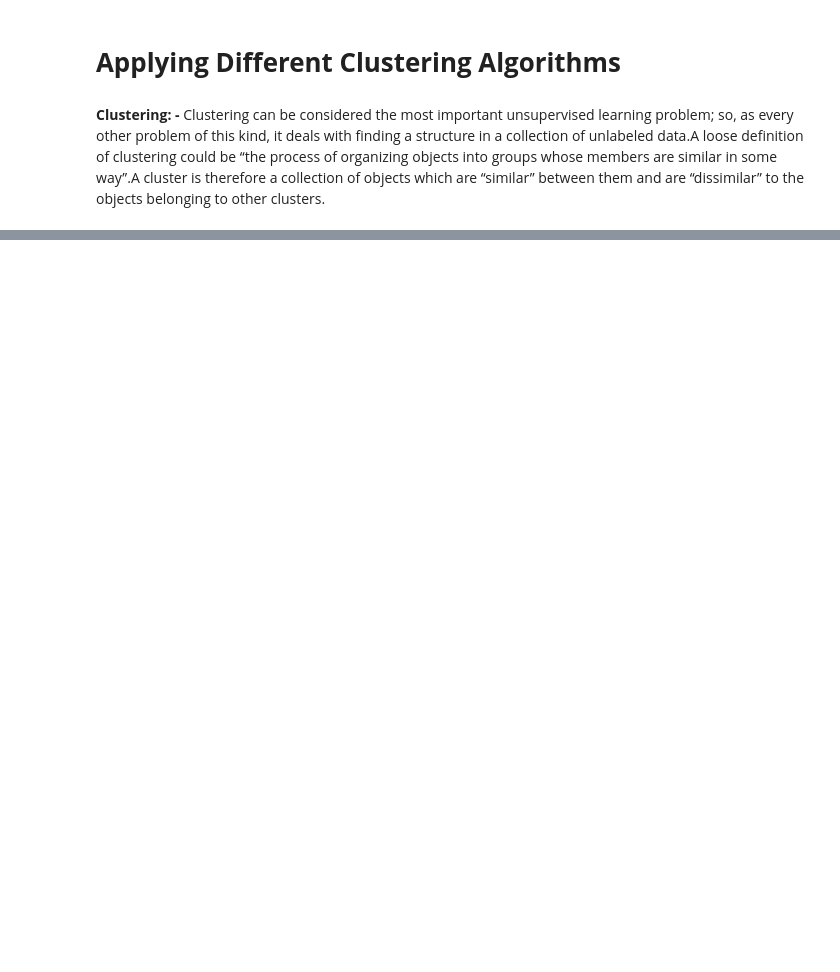
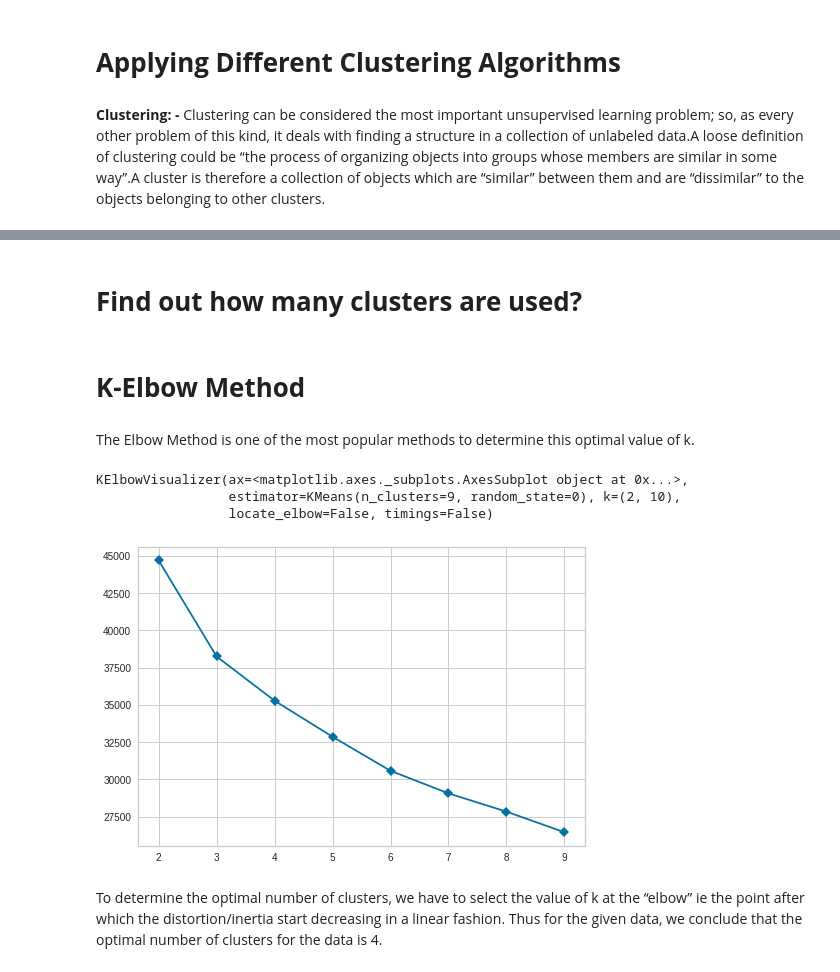
Before and after one commit to pmgumble/pmgumble-Netflix-Movies-TV-Shows-clustering, a Jupyter notebook: Pratik_M_Gumble_Netflix_Movies_TV_Shows_clustering.ipynb, the cells around one changed output, grey strips where cells are left out. Cells and saved outputs as stored; diff of their text form; code cells hidden in the pictures; blank space fills up the shorter version.

```diff
--- a/Pratik_M_Gumble_Netflix_Movies_TV_Shows_clustering.ipynb
+++ b/Pratik_M_Gumble_Netflix_Movies_TV_Shows_clustering.ipynb
@@ -978,0 +1028,8 @@ Clustering can be considered the most important unsupervised learning problem; s
+# %%
+kmeans = KMeans( init="k-means++", n_clusters=8, max_iter=300,   random_state=0)
+# %% [markdown]
+# **Find out how many clusters are used?**
+# %% [markdown]
+# **K-Elbow Method**
+# %% [markdown]
+The Elbow Method is one of the most popular methods to determine this optimal value of k.
@@ -978,0 +1038,10 @@ Clustering can be considered the most important unsupervised learning problem; s
+# %%
+visualizer = KElbowVisualizer(kmeans, k=(2,10), metric= 'distortion', timings= False, locate_elbow= False)
+visualizer.fit(X)
+# %% [output]
+KElbowVisualizer(ax=<matplotlib.axes._subplots.AxesSubplot object at 0x...>,
+                 estimator=KMeans(n_clusters=9, random_state=0), k=(2, 10),
+                 locate_elbow=False, timings=False)
+[figure, added]
+# %% [markdown]
+To determine the optimal number of clusters, we have to select the value of k at the “elbow” ie the point after which the distortion/inertia start decreasing in a linear fashion. Thus for the given data, we conclude that the optimal number of clusters for the data is 4.
```
Also changed, not shown: parts of 46 cells of this notebook.
